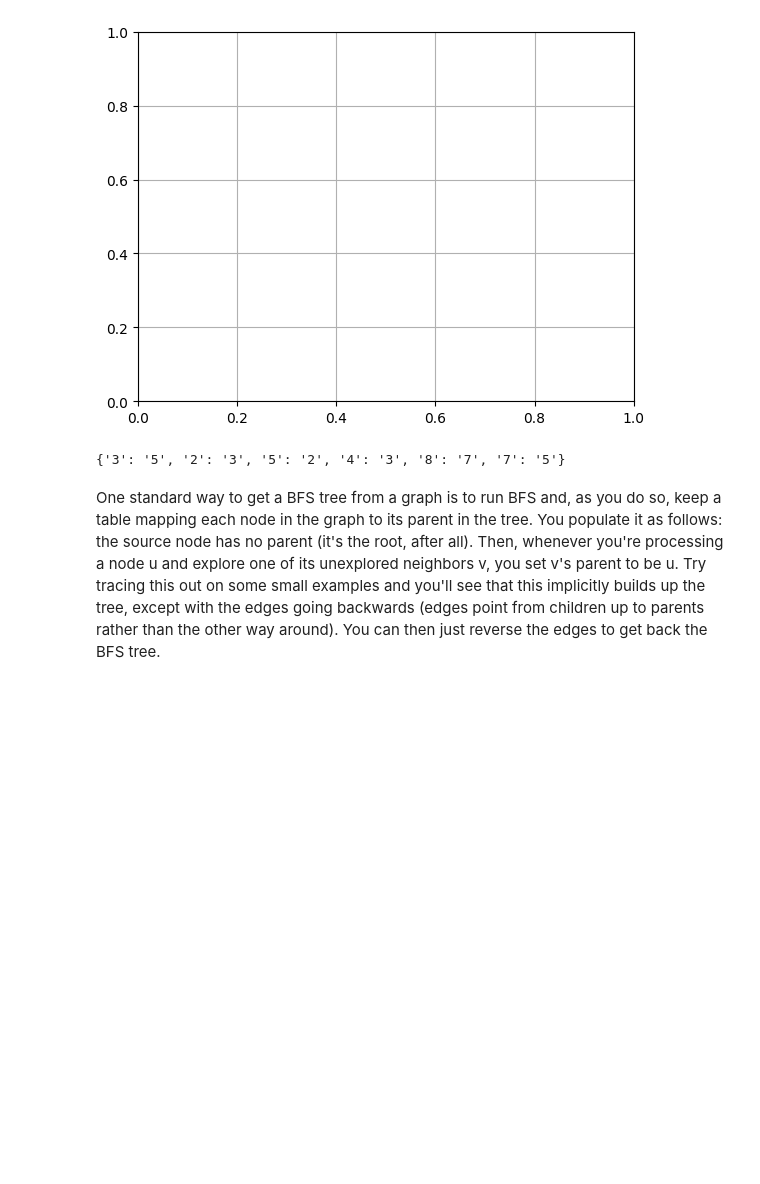
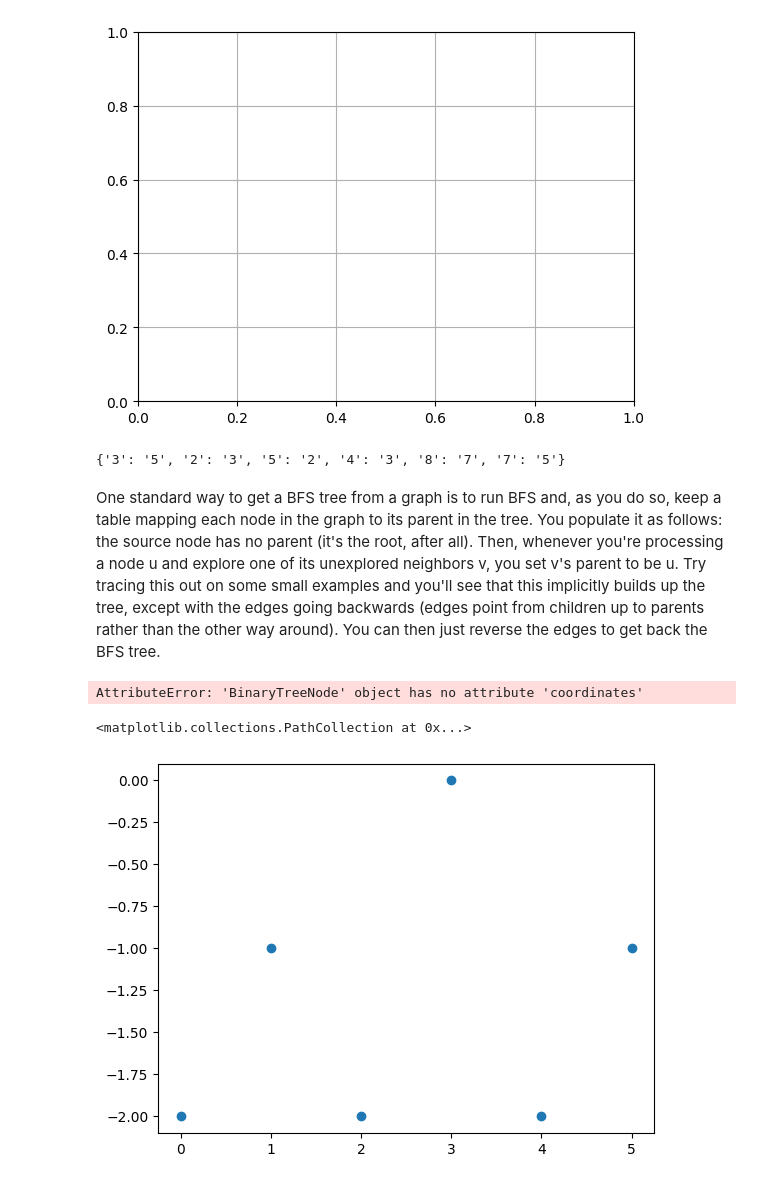
Before and after one commit to mauro-vb/graph-visualization-project, a Jupyter notebook: notebooks/trees.ipynb, the cells around one changed output. Drawn from its saved outputs; the diff is of its cells as text; code cells hidden in the pictures; blank space fills up the shorter version.

```diff
--- a/notebooks/trees.ipynb
+++ b/notebooks/trees.ipynb
@@ -46,3 +47,17 @@ compute_dfs_tree(graph, '5')
 {'3': '5', '2': '3', '5': '2', '4': '3', '8': '7', '7': '5'}
 # %% [markdown]
 One standard way to get a BFS tree from a graph is to run BFS and, as you do so, keep a table mapping each node in the graph to its parent in the tree. You populate it as follows: the source node has no parent (it's the root, after all). Then, whenever you're processing a node u and explore one of its unexplored neighbors v, you set v's parent to be u. Try tracing this out on some small examples and you'll see that this implicitly builds up the tree, except with the edges going backwards (edges point from children up to parents rather than the other way around). You can then just reverse the edges to get back the BFS tree.
+# %%
+graph = {
+  '5' : ['3','7'],
+  '3' : ['2', '4'],
+  '7' : ['8'],
+  '2' : [],
+  '4' : ['8'],
+  '8' : []
+}
+tree=convert_to_binary_tree(graph, '5','bfs')
+tree.generate_coordinates()
+tree.draw_tree()
+# %% [output]
+AttributeError: 'BinaryTreeNode' object has no attribute 'coordinates'
@@ -48,0 +194,12 @@ One standard way to get a BFS tree from a graph is to run BFS and, as you do so,
+# %%
+inordered_nodes = get_inordered_nodes(tree)
+# %%
+xs, ys = [], []
+for i, node in enumerate(inordered_nodes):
+    xs.append(i)
+    ys.append(-node.get_level())
+
+plt.scatter(xs, ys)
+# %% [output]
+<matplotlib.collections.PathCollection at 0x...>
+[figure, added]
```
Also changed, not shown: parts of 3 cells of this notebook, 2 other files.
